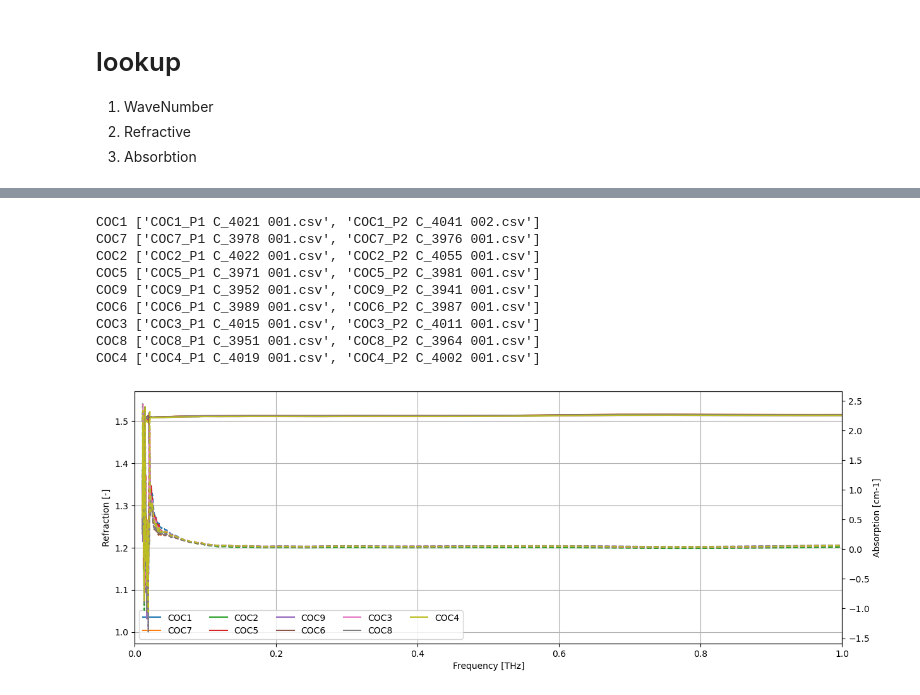
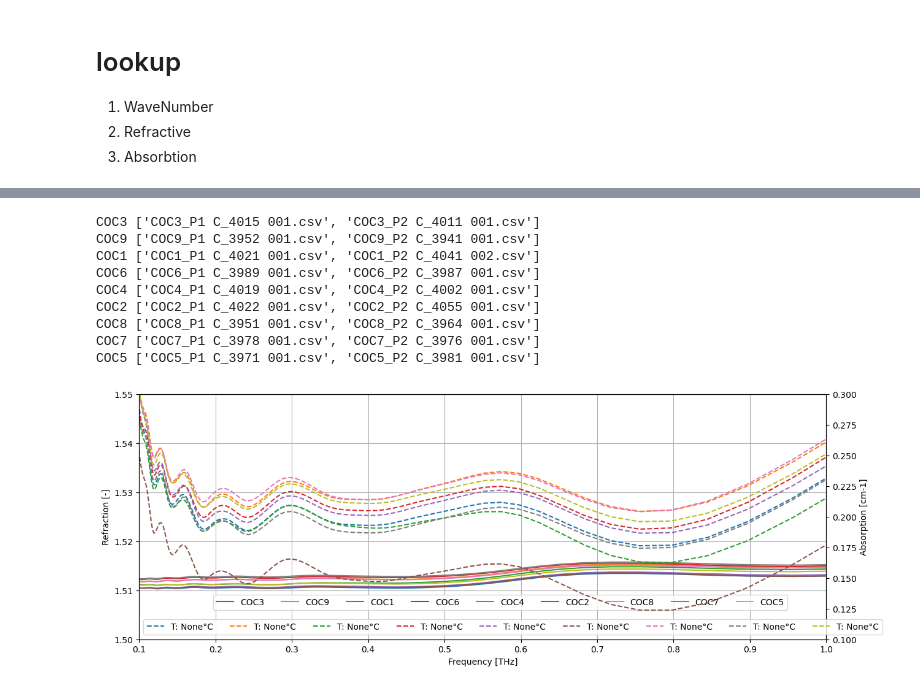
Before and after one commit to dextervipera/COC_Grecube_lib, a Jupyter notebook: Grecube_TDS_sandbox.ipynb, the cells around one changed output, grey strips where cells are left out. Cells and saved outputs as stored; diff of their text form; code cells hidden in the pictures.

```diff
--- a/Grecube_TDS_sandbox.ipynb
+++ b/Grecube_TDS_sandbox.ipynb
@@ -102,42 +106,65 @@ groups = {k: [] for k in groupKeys }
 for key in data.keys():
     groups[key[:4]].append(key)
 #find samples
 
-important_headers = ['WaveNumber','Absorbance', 'Refractive']
+important_headers = ['WaveNumber','Absorption', 'Refractive']
 agregated = {}
 for group, files in groups.items():
     #group = list(groups.keys())[0]
     #files = groups[group]
     print(group, files)
     agregated[group]=pd.DataFrame()
     for header in important_headers:
         agregated[group][f'{header}'] = sum((data[file][header] for file in files))/len(files)
 
 ag_fig = plt.figure(figsize=_figsize)
 ag_ref = ag_fig.add_axes(_ax_size)
 ag_abs = ag_ref.twinx()
 
+_name_temperature_map2 = {
+    'COC1_P1 C_4021 001.csv':'220',
+    'COC2_P1 C_4022 001.csv':'225',
+    'COC3_P1 C_4015 001.csv':'230',
+    'COC4_P1 C_4019 001.csv':'235',
+    'COC5_P1 C_3971 001.csv':'240',
+    'COC6_P1 C_3989 001.csv':'245',
+    'COC7_P1 C_3978 001.csv':'250',
+    'COC8_P1 C_3951 001.csv':'255',
+    'COC9_P1 C_3952 001.csv':'260'}
+
+def name_map2(filename, __name_temperature_map2) ->str:
+    #s_id = filename[:4]
+    #s_p = filename[6]
+    return f"T: {__name_temperature_map2.get(filename)}°C"
+
 for sample, serie in agregated.items():
     ag_ref.plot(_C1000/serie.WaveNumber*_xax_mlt, serie.Refractive,
                 label=sample)
-    ag_abs.plot(_C1000/serie.WaveNumber*_xax_mlt, serie.Absorbance, '--',
-                label=sample)
-ag_ref.legend(ncol)
+    ag_abs.plot(_C1000/serie.WaveNumber*_xax_mlt, serie.Absorption, '--',
+                label=name_map2(sample, _name_temperature_map2))
+#ag_ref.legend(ncol)
 
-ag_ref.set_xlim([0,1])
+ag_ref.set_xlim([0.1,1])
+ag_ref.set_ylim([1.5,1.55])
+ag_abs.set_ylim([0.1,0.3])
 ag_ref.set_xlabel(f"Frequency [{_xax_label_unit}]")
 ag_ref.set_ylabel("Refraction [-]")
 ag_abs.set_ylabel("Absorption [cm-1]")
 ag_ref.grid()
+ag_ref.legend(loc='lower left')
+ag_abs.legend(loc='lower right')
+ag_ref.legend(bbox_to_anchor=(0.95, 0.2, 0, 0), ncol = 9)
+ag_abs.legend(bbox_to_anchor=(0, 0.1, 0, 0), ncol = 9)
 plt.tight_layout()
+plt.savefig("COC-temp.png", bbox_inches = 'tight')
 # %% [output]
+COC3 ['COC3_P1 C_4015 001.csv', 'COC3_P2 C_4011 001.csv']
+COC9 ['COC9_P1 C_3952 001.csv', 'COC9_P2 C_3941 001.csv']
 COC1 ['COC1_P1 C_4021 001.csv', 'COC1_P2 C_4041 002.csv']
+COC6 ['COC6_P1 C_3989 001.csv', 'COC6_P2 C_3987 001.csv']
+COC4 ['COC4_P1 C_4019 001.csv', 'COC4_P2 C_4002 001.csv']
+COC2 ['COC2_P1 C_4022 001.csv', 'COC2_P2 C_4055 001.csv']
+COC8 ['COC8_P1 C_3951 001.csv', 'COC8_P2 C_3964 001.csv']
 COC7 ['COC7_P1 C_3978 001.csv', 'COC7_P2 C_3976 001.csv']
-COC2 ['COC2_P1 C_4022 001.csv', 'COC2_P2 C_4055 001.csv']
 COC5 ['COC5_P1 C_3971 001.csv', 'COC5_P2 C_3981 001.csv']
-COC9 ['COC9_P1 C_3952 001.csv', 'COC9_P2 C_3941 001.csv']
-COC6 ['COC6_P1 C_3989 001.csv', 'COC6_P2 C_3987 001.csv']
-COC3 ['COC3_P1 C_4015 001.csv', 'COC3_P2 C_4011 001.csv']
-COC8 ['COC8_P1 C_3951 001.csv', 'COC8_P2 C_3964 001.csv']
-COC4 ['COC4_P1 C_4019 001.csv', 'COC4_P2 C_4002 001.csv']
-[figure, old version]
+[figure, new version]
```
Also changed, not shown: parts of 2 cells of this notebook.
